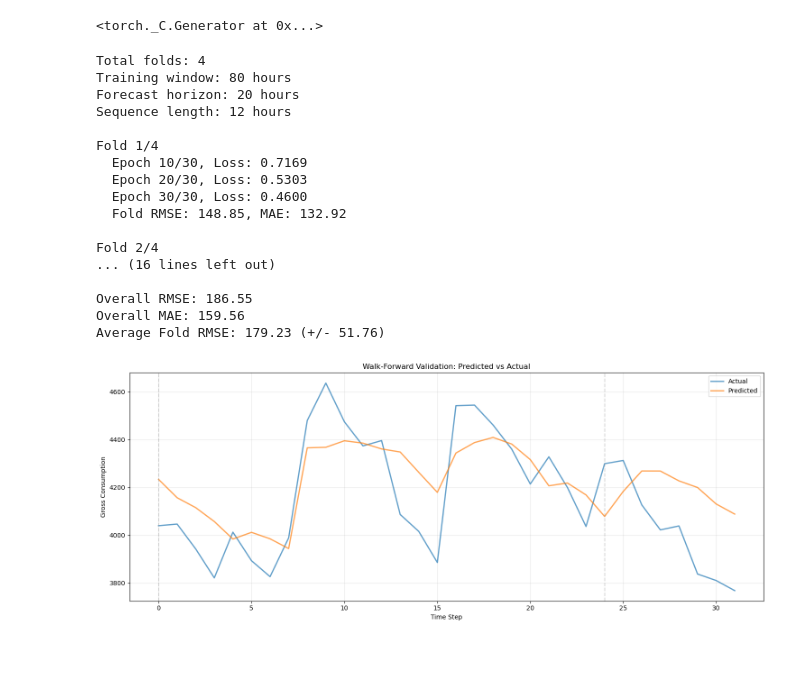
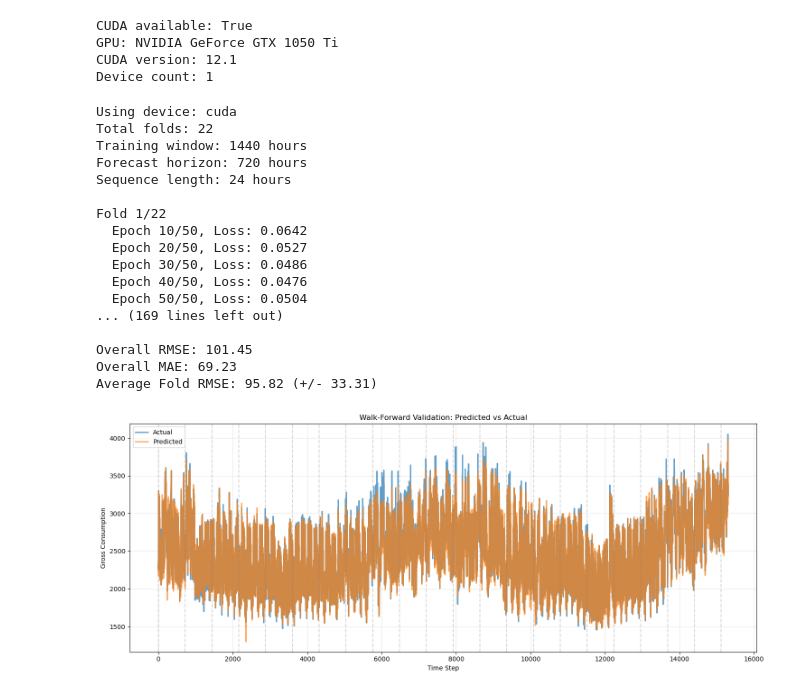
Before and after one commit to chrso19/Speciale_Kode, a Jupyter notebook: cross_val_test.ipynb, the cells around one changed output. Drawn from its saved outputs; the diff is of its cells as text; code cells hidden in the pictures; blank space fills up the shorter version.

Commit message:
Tested the cross validation using more data

```diff
--- a/cross_val_test.ipynb
+++ b/cross_val_test.ipynb
@@ -48,8 +48,19 @@ Test set fraction: 14.29%
 # %%
 np.random.seed(42)
 torch.manual_seed(42)
+
+print("CUDA available:", torch.cuda.is_available())
+if torch.cuda.is_available():
+    print("GPU:", torch.cuda.get_device_name(0))
+    print("CUDA version:", torch.version.cuda)
+    print("Device count:", torch.cuda.device_count())
+
+device = torch.device('cuda' if torch.cuda.is_available() else 'cpu')
 # %% [output]
-<torch._C.Generator at 0x...>
+CUDA available: True
+GPU: NVIDIA GeForce GTX 1050 Ti
+CUDA version: 12.1
+Device count: 1
 # %%
 class SequenceDataset(Dataset):
     def __init__(self, data, sequence_length=24):
@@ -87,9 +98,9 @@ class LSTMModel(nn.Module):
 # %%
 def perform_walk_forward_validation_lstm(
     data_series,
-    training_window=168,  # 7 days of hourly data
-    forecast_horizon=24,  # 1 day
-    sequence_length=24,   # Use past 24 hours
+    training_window=1440,
+    forecast_horizon=720,
+    sequence_length=24,
     hidden_size=64,
     num_layers=2,
     learning_rate=0.001,
@@ -102,6 +113,9 @@ def perform_walk_forward_validation_lstm(
     all_predictions = []
     all_actuals = []
     fold_errors = []
+
+    device = torch.device('cuda' if torch.cuda.is_available() else 'cpu')
+    print(f"Using device: {device}")
 
     # Calculate number of folds
     num_folds = (len(data_series) - training_window - forecast_horizon) // forecast_horizon + 1
@@ -145,7 +159,7 @@ def perform_walk_forward_validation_lstm(
             hidden_size=hidden_size,
             num_layers=num_layers,
             output_size=1
-        )
+        ).to(device)
 
         criterion = nn.MSELoss()
         optimizer = optim.Adam(model.parameters(), lr=learning_rate)
@@ -155,6 +169,8 @@ def perform_walk_forward_validation_lstm(
         for epoch in range(num_epochs):
             epoch_loss = 0
             for X_batch, y_batch in train_loader:
+                X_batch = X_batch.to(device)
+                y_batch = y_batch.to(device)
                 optimizer.zero_grad()
                 output = model(X_batch)
                 loss = criterion(output, y_batch)
@@ -173,6 +189,8 @@ def perform_walk_forward_validation_lstm(
 
         with torch.no_grad():
             for X_batch, y_batch in val_loader:
+                X_batch = X_batch.to(device)
+                y_batch = y_batch.to(device)
                 output = model(X_batch)
                 predictions.extend(output.squeeze().cpu().numpy())
                 actuals.extend(y_batch.squeeze().cpu().numpy())
@@ -202,7 +220,7 @@ def perform_walk_forward_validation_lstm(
 
     return all_predictions, all_actuals, fold_errors
 # %%
-def plot_walk_forward_results(predictions, actuals, training_window=168, forecast_horizon=24):
+def plot_walk_forward_results(predictions, actuals, training_window=1440, forecast_horizon=720):
     """
     Plot walk-forward validation results.
     """
@@ -233,34 +251,34 @@ def plot_walk_forward_results(predictions, actuals, training_window=168, forecas
 # %%
 predictions, actuals, fold_errors = perform_walk_forward_validation_lstm(
     data_series=train_set['GrossCon'].values,
-    training_window=80,   # 7 days
-    forecast_horizon=20,   # 1 day
-    sequence_length=12,    # Use past 24 hours
-    hidden_size=16,        # Smaller model for limited data
-    num_layers=1,          # Single layer to avoid overfitting
+    training_window=1440,
+    forecast_horizon=720,
+    sequence_length=24,
+    hidden_size=64,
+    num_layers=2,
     learning_rate=0.001,
-    num_epochs=30,         # Fewer epochs for faster iteration
-    batch_size=8
+    num_epochs=50,
+    batch_size=16
 )
 
 # Plot results
 plot_walk_forward_results(predictions, actuals)
 # %% [output]
-Total folds: 4
-Training window: 80 hours
-Forecast horizon: 20 hours
-Sequence length: 12 hours
+Using device: cuda
+Total folds: 22
+Training window: 1440 hours
+Forecast horizon: 720 hours
+Sequence length: 24 hours
 
-Fold 1/4
-  Epoch 10/30, Loss: 0.7169
-  Epoch 20/30, Loss: 0.5303
-  Epoch 30/30, Loss: 0.4600
-  Fold RMSE: 148.85, MAE: 132.92
+Fold 1/22
+  Epoch 10/50, Loss: 0.0642
+  Epoch 20/50, Loss: 0.0527
+  Epoch 30/50, Loss: 0.0486
+  Epoch 40/50, Loss: 0.0476
+  Epoch 50/50, Loss: 0.0504
+... (169 lines left out)
 
-Fold 2/4
-... (16 lines left out)
-
-Overall RMSE: 186.55
-Overall MAE: 159.56
-Average Fold RMSE: 179.23 (+/- 51.76)
+Overall RMSE: 101.45
+Overall MAE: 69.23
+Average Fold RMSE: 95.82 (+/- 33.31)
-[figure, old version]
+[figure, new version]
```
Also changed, not shown: parts of 1 cell of this notebook, 1 other file.
